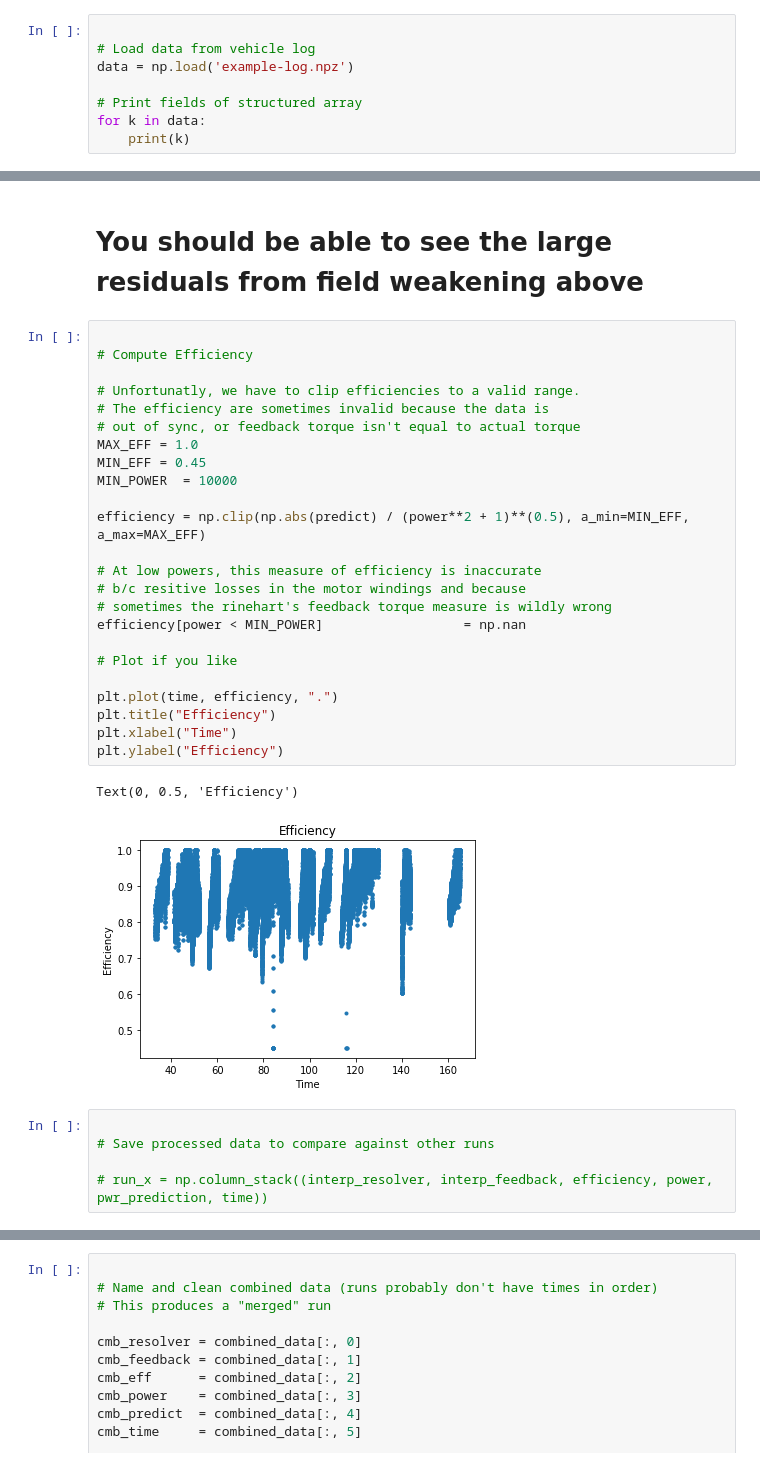
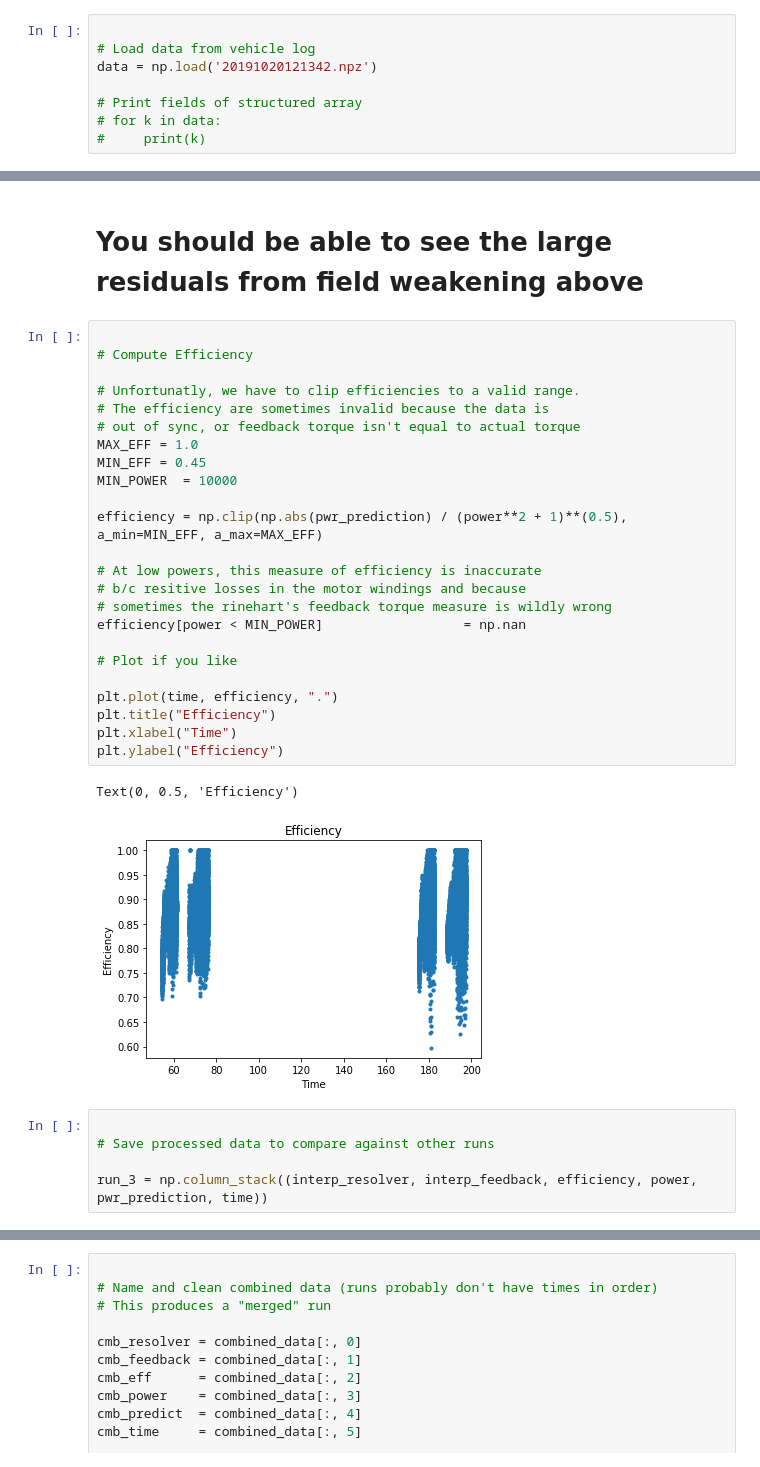
Before and after one commit to CharlieA0/james-watt, a Jupyter notebook: power-limiting-data-processing.ipynb, the cells around one changed output, grey strips where cells are left out. Saved outputs shown, nothing was run; the diff lists cells and outputs as text.

```diff
--- a/power-limiting-data-processing.ipynb
+++ b/power-limiting-data-processing.ipynb
@@ -19,8 +19,8 @@ import math
 # %%
 
 # Load data from vehicle log
-data = np.load('example-log.npz')
+data = np.load('20191020121342.npz')
 
 # Print fields of structured array
-for k in data:
-    print(k)
+# for k in data:
+#     print(k)
@@ -254,35 +236,35 @@ Text(0, 0.5, 'Feedback Torque (Nm))')
 # %%
 
 # Compute Efficiency
 
 # Unfortunatly, we have to clip efficiencies to a valid range.
 # The efficiency are sometimes invalid because the data is
 # out of sync, or feedback torque isn't equal to actual torque
 MAX_EFF = 1.0
 MIN_EFF = 0.45
 MIN_POWER  = 10000
 
-efficiency = np.clip(np.abs(predict) / (power**2 + 1)**(0.5), a_min=MIN_EFF, a_max=MAX_EFF)
+efficiency = np.clip(np.abs(pwr_prediction) / (power**2 + 1)**(0.5), a_min=MIN_EFF, a_max=MAX_EFF)
 
 # At low powers, this measure of efficiency is inaccurate
 # b/c resitive losses in the motor windings and because
 # sometimes the rinehart's feedback torque measure is wildly wrong
 efficiency[power < MIN_POWER]                  = np.nan
 
 # Plot if you like
 
 plt.plot(time, efficiency, ".")
 plt.title("Efficiency")
 plt.xlabel("Time")
 plt.ylabel("Efficiency")
 # %% [output]
 Text(0, 0.5, 'Efficiency')
-[figure, old version]
+[figure, new version]
 # %%
 
 # Save processed data to compare against other runs
 
-# run_x = np.column_stack((interp_resolver, interp_feedback, efficiency, power, pwr_prediction, time))
+run_3 = np.column_stack((interp_resolver, interp_feedback, efficiency, power, pwr_prediction, time))
 # %%
 
 # Write combined data to file
```
Also changed, not shown: parts of 17 cells of this notebook, 9 other files.
